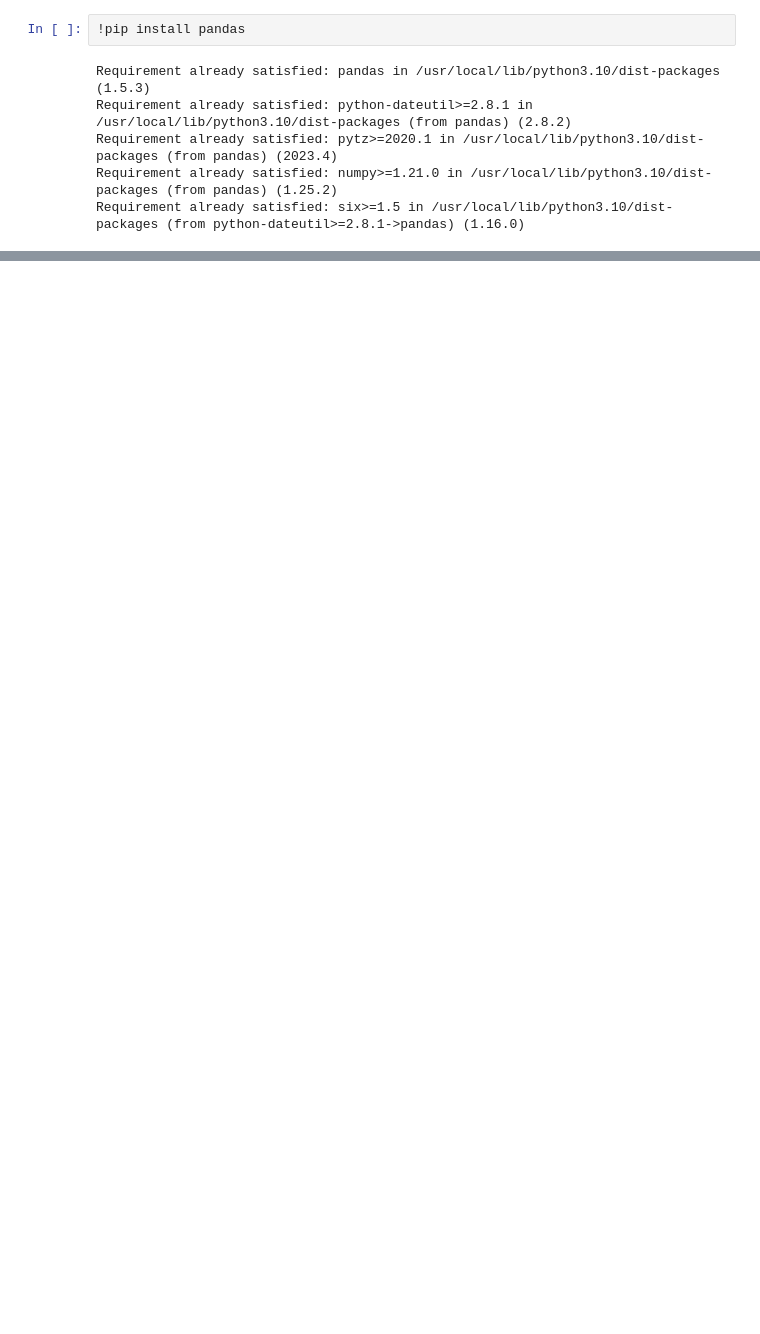
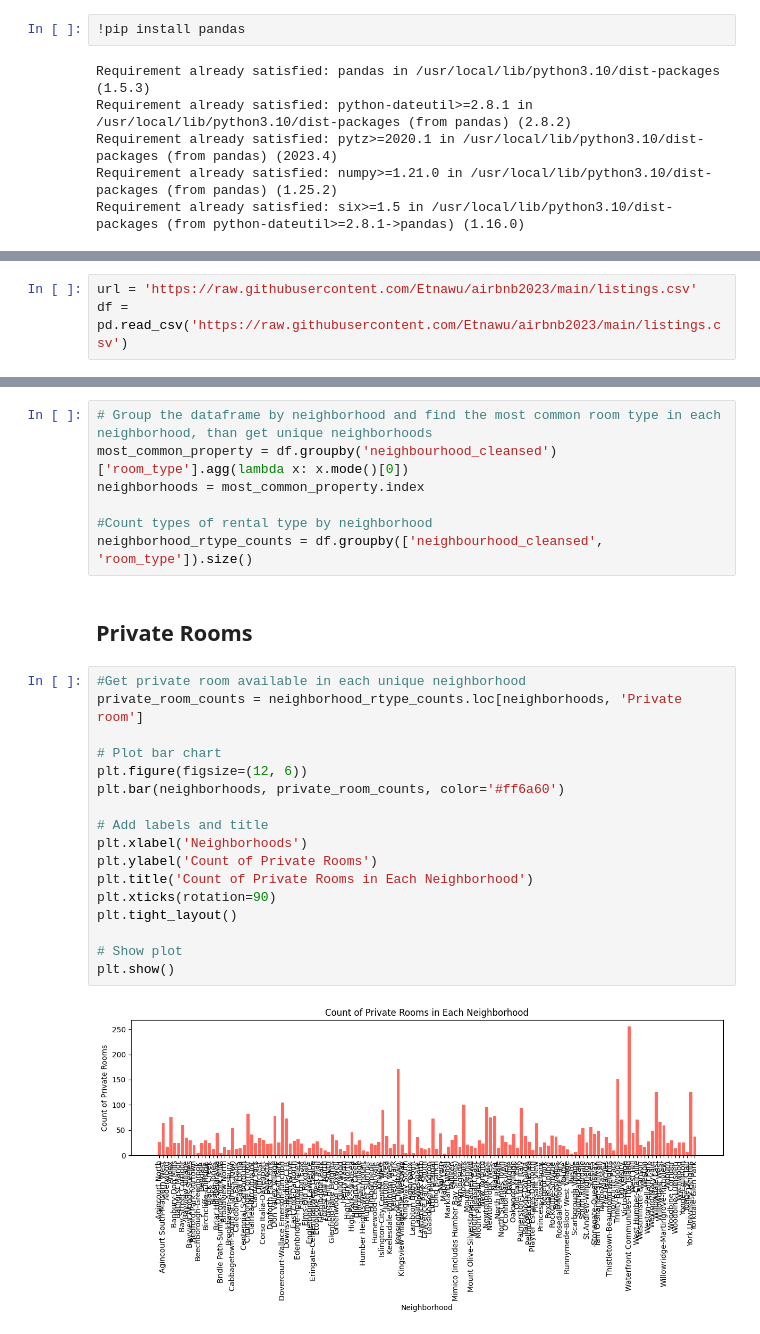
Before and after one commit to Etnawu/Data-analysis-of-Airbnb-in-Toronto, a Jupyter notebook: Airbnb.ipynb, the cells around one changed output, grey strips where cells are left out. Cells and saved outputs as stored; diff of their text form; blank space fills up the shorter version.

Commit message:
added analysis of entire property as rental

```diff
--- a/Airbnb.ipynb
+++ b/Airbnb.ipynb
@@ -25,0 +39,3 @@ import pandas as pd
+# %%
+url = 'https://raw.githubusercontent.com/Etnawu/airbnb2023/main/listings.csv'
+df = pd.read_csv('https://raw.githubusercontent.com/Etnawu/airbnb2023/main/listings.csv')
@@ -25,0 +73,28 @@ import pandas as pd
+# %%
+# Group the dataframe by neighborhood and find the most common room type in each neighborhood, than get unique neighborhoods
+most_common_property = df.groupby('neighbourhood_cleansed')['room_type'].agg(lambda x: x.mode()[0])
+neighborhoods = most_common_property.index
+
+#Count types of rental type by neighborhood
+neighborhood_rtype_counts = df.groupby(['neighbourhood_cleansed', 'room_type']).size()
+# %% [markdown]
+## Private Rooms
+# %%
+#Get private room available in each unique neighborhood
+private_room_counts = neighborhood_rtype_counts.loc[neighborhoods, 'Private room']
+
+# Plot bar chart
+plt.figure(figsize=(12, 6))
+plt.bar(neighborhoods, private_room_counts, color='#ff6a60')
+
+# Add labels and title
+plt.xlabel('Neighborhoods')
+plt.ylabel('Count of Private Rooms')
+plt.title('Count of Private Rooms in Each Neighborhood')
+plt.xticks(rotation=90)
+plt.tight_layout()
+
+# Show plot
+plt.show()
+# %% [output]
+[figure, added]
```
Also changed, not shown: parts of 21 cells of this notebook.
